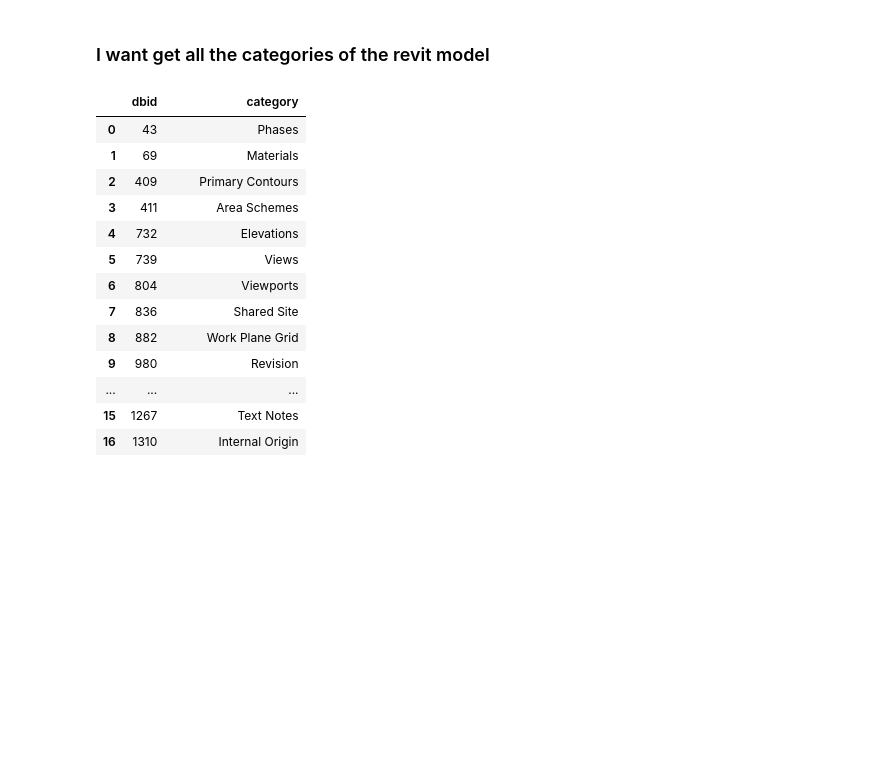
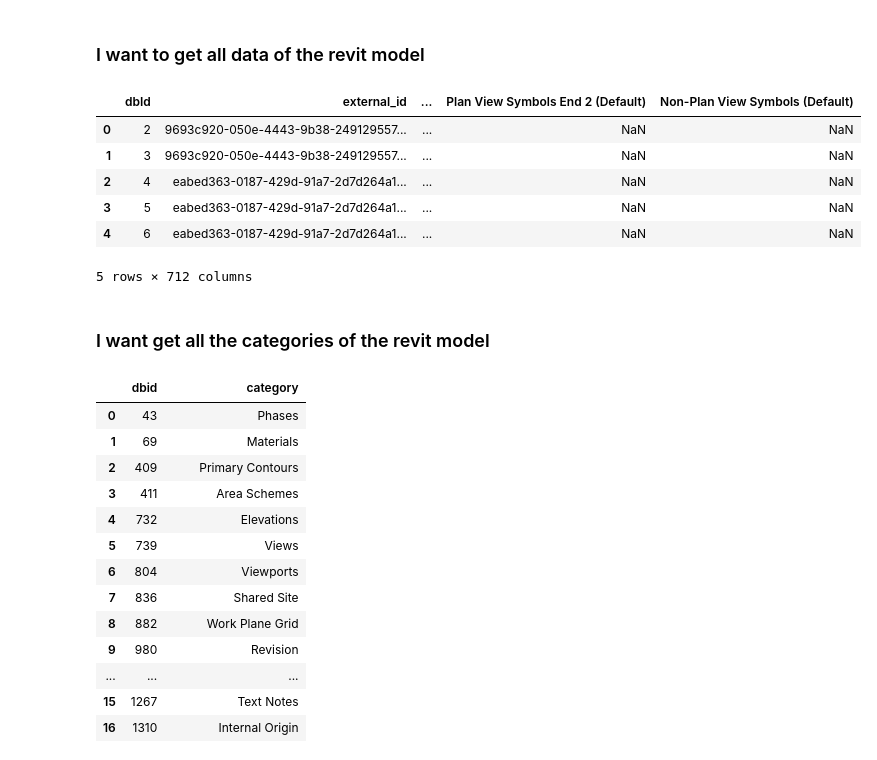
Before and after one commit to chuongmep/aps-toolkit, a Jupyter notebook: APSToolkitPython/Tutorials/04.01. Explore Revit Data With APSToolkit.ipynb, the cells around one changed output. Saved outputs shown, nothing was run; the diff lists cells and outputs as text; code cells hidden in the pictures; blank space fills up the shorter version.

```diff
--- a/APSToolkitPython/Tutorials/04.01. Explore Revit Data With APSToolkit.ipynb
+++ b/APSToolkitPython/Tutorials/04.01. Explore Revit Data With APSToolkit.ipynb
@@ -52,4 +51,19 @@ Route Analysis Settings
 dtype: object
+# %% [markdown]
+### I want to get all data of the revit model
+# %%
+df = prop_reader.get_all_data()
+pd.set_option('display.max_columns', 5)
+pd.set_option('display.width', 1000)
+df.head()
+# %% [output]
+|  | dbId | external_id | ... | Plan View Symbols End 2 (Default) | Non-Plan View Symbols (Default) |
+| 0 | 2 | 9693c920-050e-4443-9b38-249129557... | ... | NaN | NaN |
+| 1 | 3 | 9693c920-050e-4443-9b38-249129557... | ... | NaN | NaN |
+| 2 | 4 | eabed363-0187-429d-91a7-2d7d264a1... | ... | NaN | NaN |
+| 3 | 5 | eabed363-0187-429d-91a7-2d7d264a1... | ... | NaN | NaN |
+| 4 | 6 | eabed363-0187-429d-91a7-2d7d264a1... | ... | NaN | NaN |
+5 rows × 712 columns
 # %% [markdown]
 ### I want get all the categories of the revit model
 # %%
```
Also changed, not shown: parts of 2 cells of this notebook.
